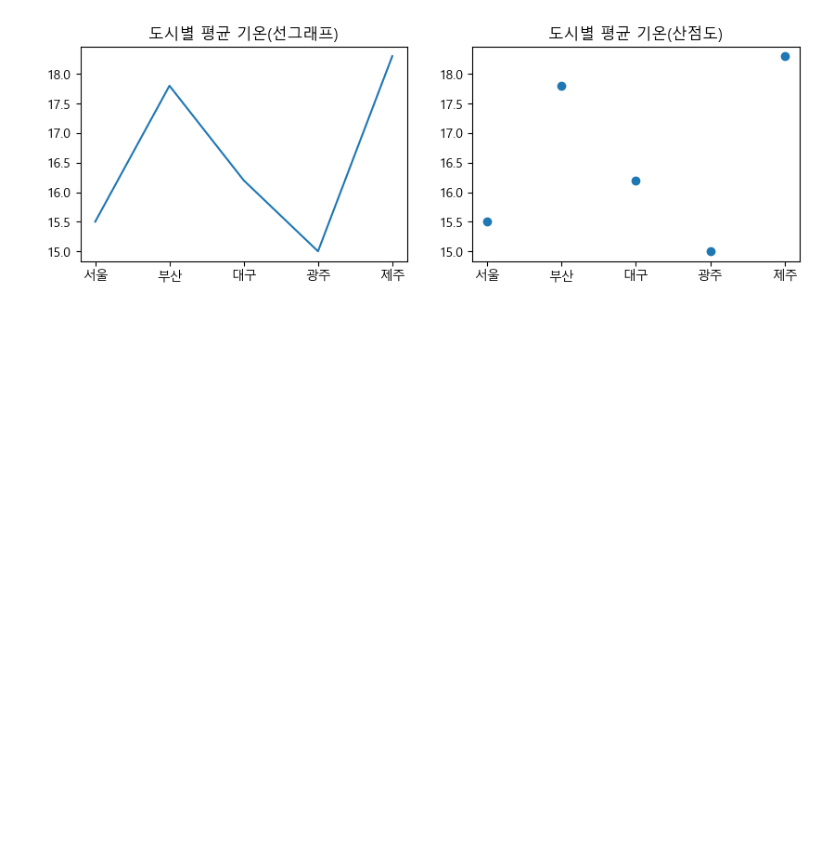
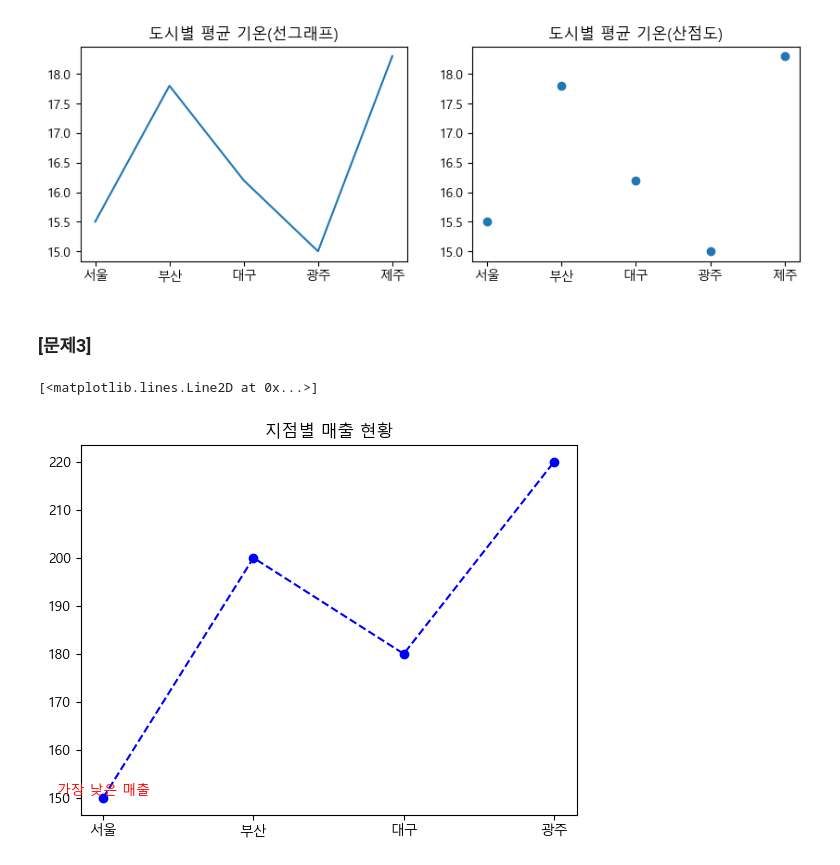
Before and after one commit to kmj115711-source/python-data-study, a Jupyter notebook: Matplotlib_quiz.ipynb, the cells around one changed output. Saved outputs shown, nothing was run; the diff lists cells and outputs as text; code cells hidden in the pictures; blank space fills up the shorter version.

```diff
--- a/Matplotlib_quiz.ipynb
+++ b/Matplotlib_quiz.ipynb
@@ -131,3 +131,16 @@ axs[1].set_title('도시별 평균 기온(산점도)')
 # %% [output]
 Text(0.5, 1.0, '도시별 평균 기온(산점도)')
 [figure]
+# %% [markdown]
+### [문제3]
+# %%
+# 1. 지점별 매출 데이터를 선 그래프로 그리세요.
+x = ['서울','부산','대구','광주']
+y = [150, 200, 180, 220]
+
+plt.title('지점별 매출 현황')
+plt.text('서울',150,'가장 낮은 매출', color = 'red', ha = 'center', va = 'bottom')
+plt.plot(x,y, color = 'blue', linestyle = '--', marker = 'o')
+# %% [output]
+[<matplotlib.lines.Line2D at 0x...>]
+[figure, added]
```
Also changed, not shown: parts of 18 cells of this notebook, 4 other files.
